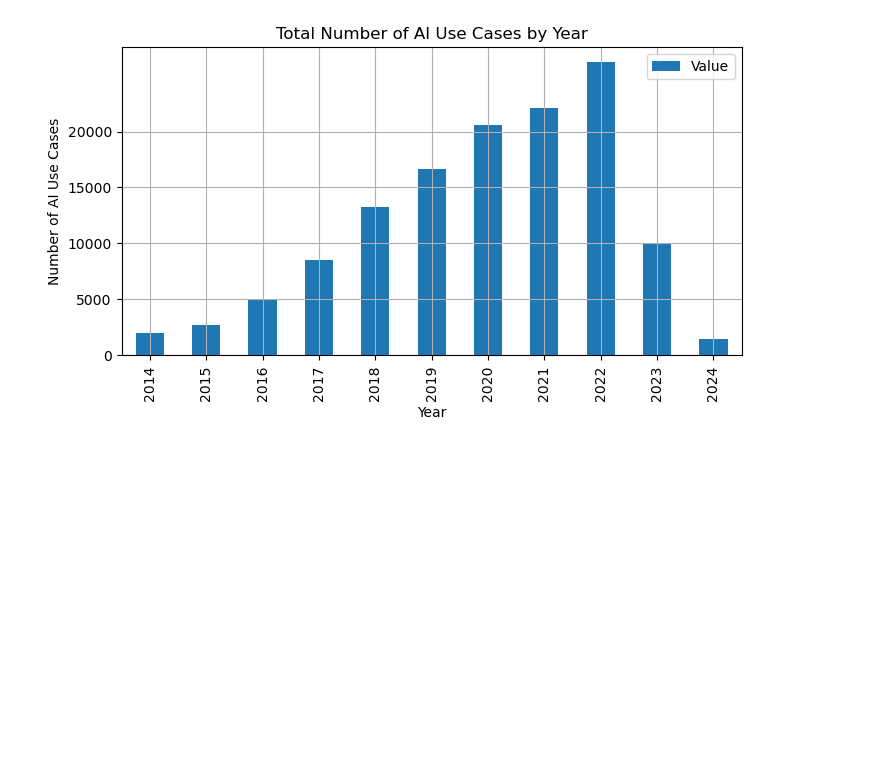
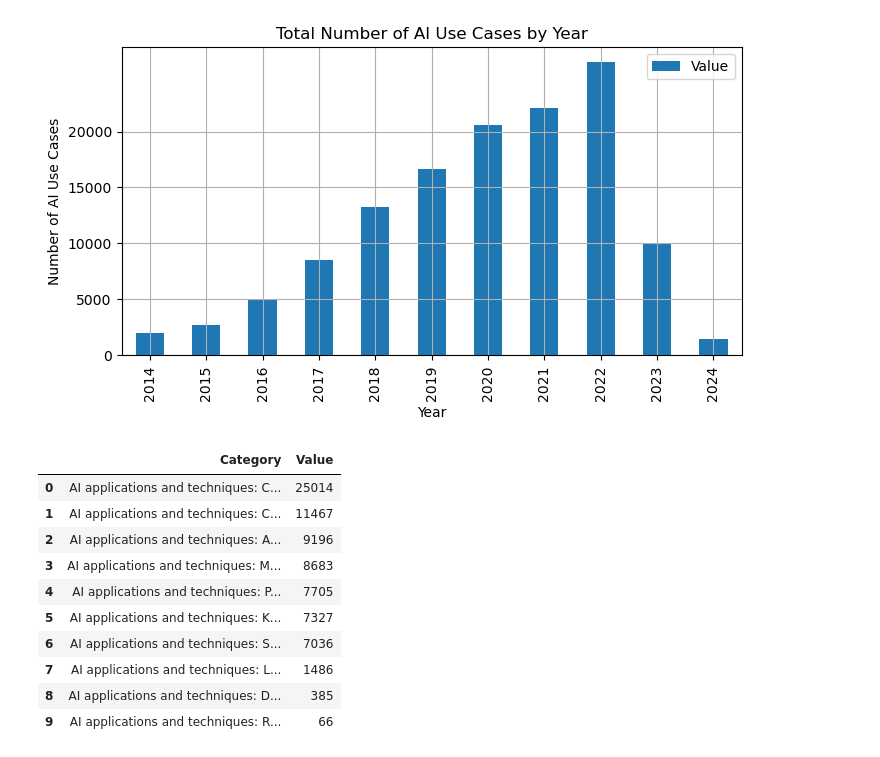
Before and after one commit to sarazarea26/reuproject1, a Jupyter notebook: corporateai.ipynb, the cells around one changed output. Cells and saved outputs as stored; diff of their text form; code cells hidden in the pictures; blank space fills up the shorter version.

```diff
--- a/corporateai.ipynb
+++ b/corporateai.ipynb
@@ -398,3 +421,19 @@ patent_year_grouped.plot.bar(title="Total Number of AI Use Cases by Year", x="Ye
 # %% [output]
 <Axes: title={'center': 'Total Number of AI Use Cases by Year'}, xlabel='Year', ylabel='Number of AI Use Cases'>
 [figure]
+# %%
+app_cases = df_yearly[df_yearly["Category"].str.contains("AI applications and techniques:", na=False)]
+apps = app_cases.groupby("Category")["Value"].sum().sort_values(ascending=False).head(20).reset_index()
+apps
+# %% [output]
+|  | Category | Value |
+| 0 | AI applications and techniques: C... | 25014 |
+| 1 | AI applications and techniques: C... | 11467 |
+| 2 | AI applications and techniques: A... | 9196 |
+| 3 | AI applications and techniques: M... | 8683 |
+| 4 | AI applications and techniques: P... | 7705 |
+| 5 | AI applications and techniques: K... | 7327 |
+| 6 | AI applications and techniques: S... | 7036 |
+| 7 | AI applications and techniques: L... | 1486 |
+| 8 | AI applications and techniques: D... | 385 |
+| 9 | AI applications and techniques: R... | 66 |
```
Also changed, not shown: parts of 4 cells of this notebook, 4 other files.
